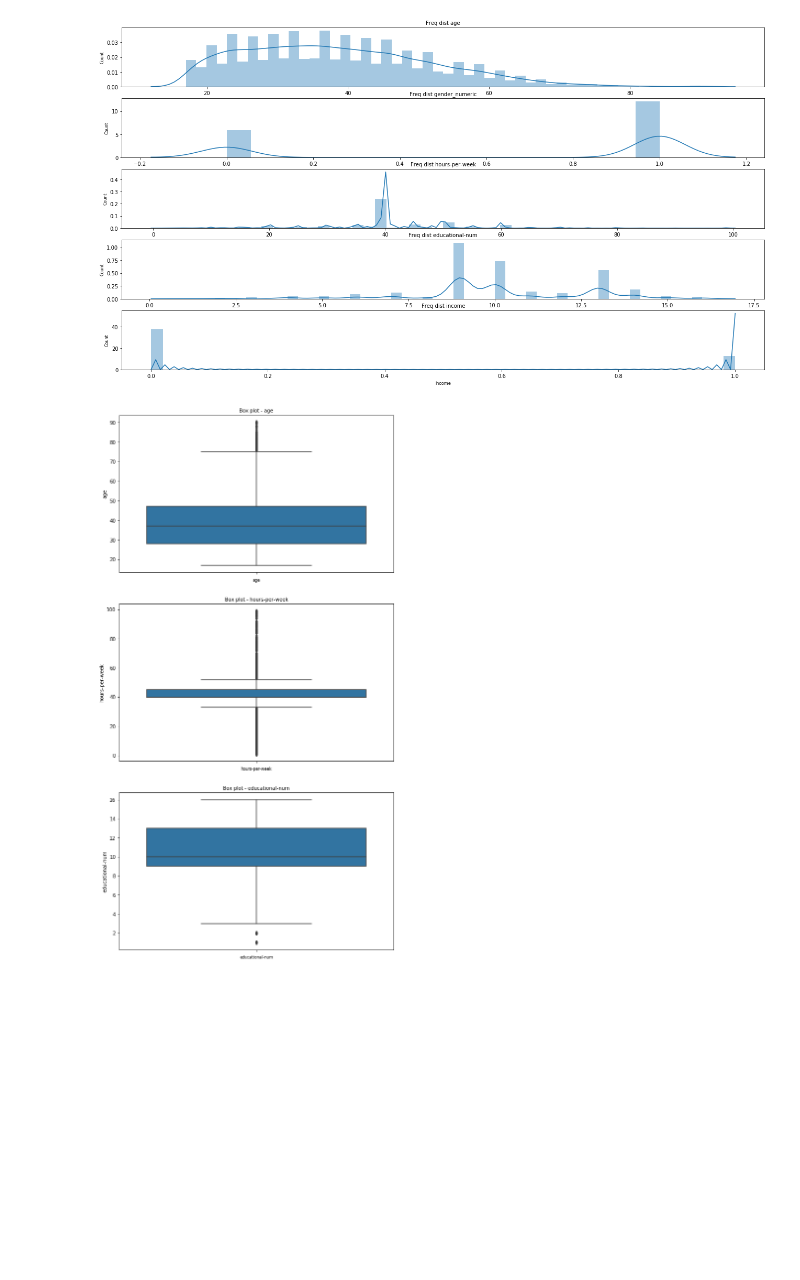
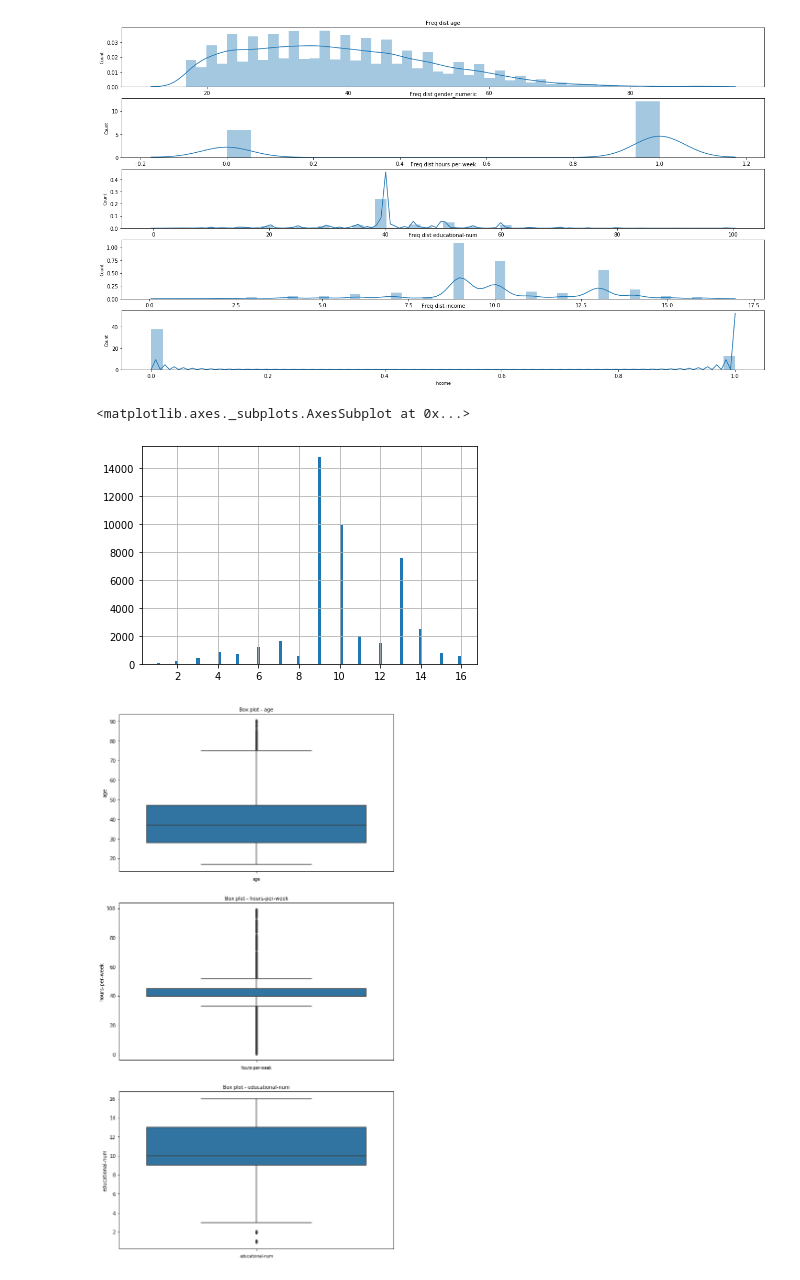
Before and after one commit to mukund2000/Income-Classification, a Jupyter notebook: Assignments/Assignment-5/Data Visualization.ipynb, the cells around one changed output. Drawn from its saved outputs; the diff is of its cells as text; code cells hidden in the pictures; blank space fills up the shorter version.

```diff
--- a/Assignments/Assignment-5/Data Visualization.ipynb
+++ b/Assignments/Assignment-5/Data Visualization.ipynb
@@ -326,6 +346,11 @@ for i, col_val in enumerate(col_names):
 plt.show()
 # %% [output]
 [figure]
+# %%
+df['educational-num'].hist(bins=100)
+# %% [output]
+<matplotlib.axes._subplots.AxesSubplot at 0x...>
+[figure, added]
 # %%
 
 col_names = ['age', 'hours-per-week', 'educational-num']
```
Also changed, not shown: parts of 4 cells of this notebook.
